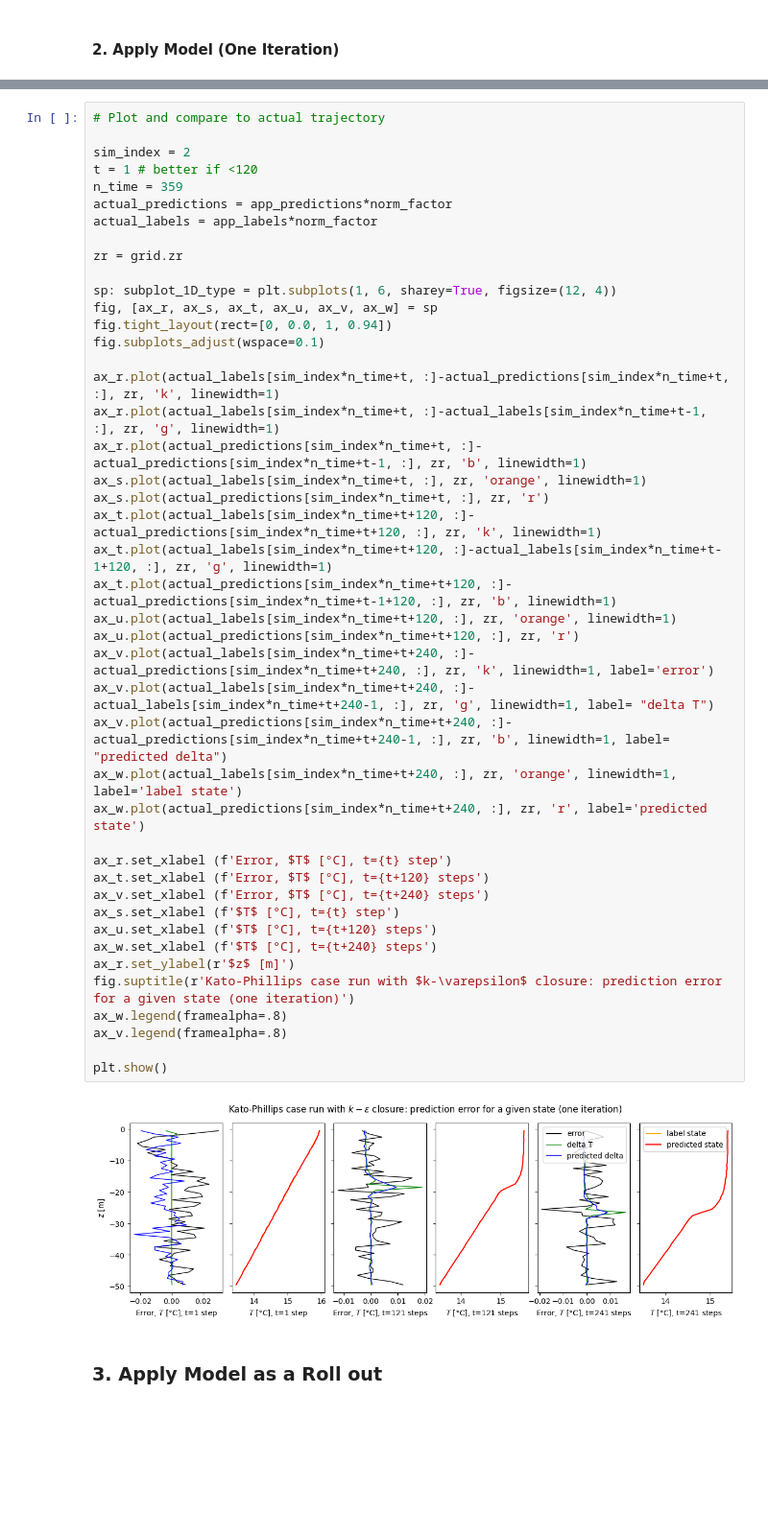
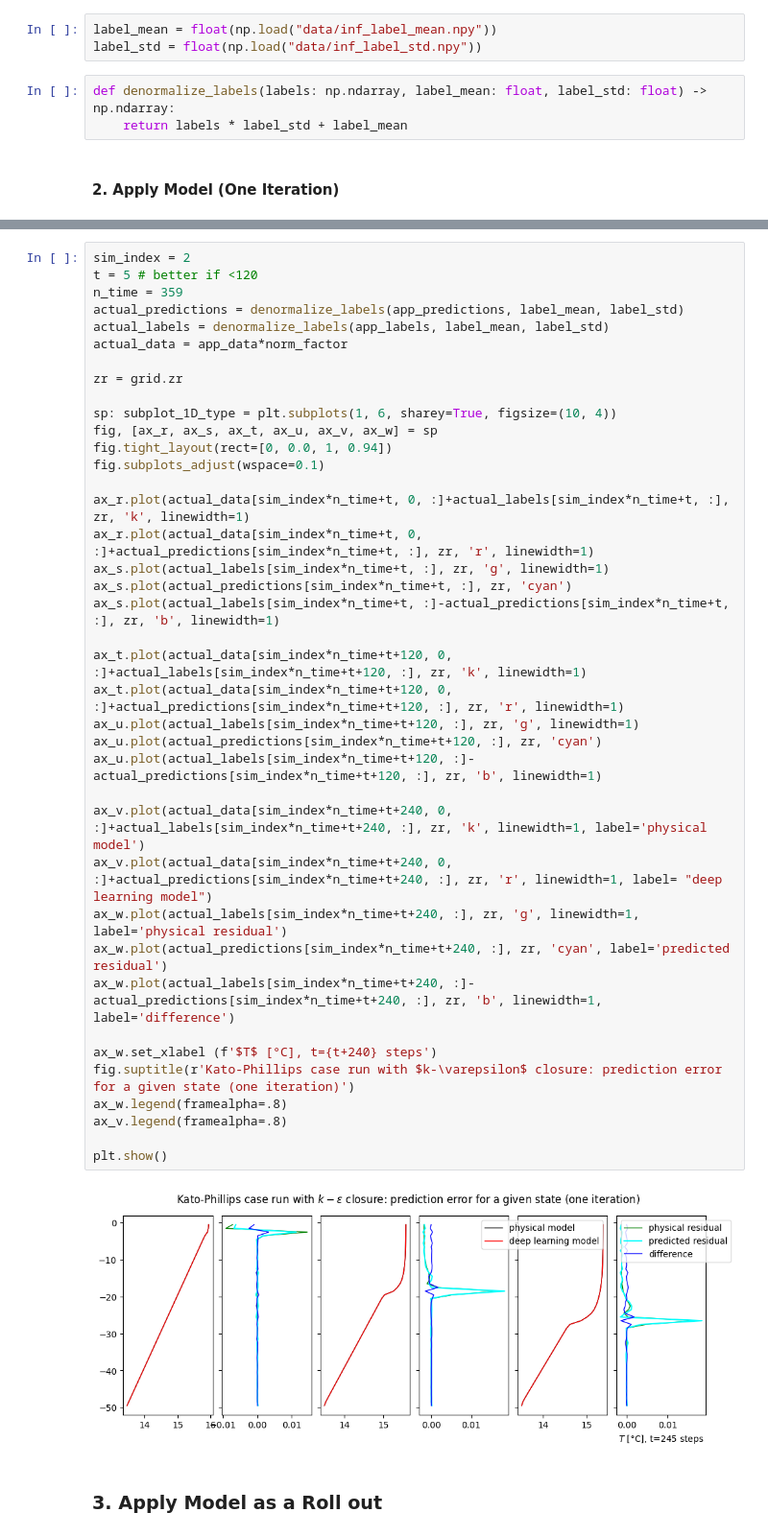
Before and after one commit to anne-df/ige_deep_emulators, a Jupyter notebook: postprocessing.ipynb, the cells around one changed output, grey strips where cells are left out. Shown at 96% size. Drawn from its saved outputs; the diff is of its cells as text; blank space fills up the shorter version.

Commit message:
label standardization

```diff
--- a/postprocessing.ipynb
+++ b/postprocessing.ipynb
@@ -53,6 +53,12 @@ file_paths = [os.path.join(data_dir, name) for name in file_names]
 # Load application data
 app_data = np.load("data/inf_combined_data.npy")
 app_labels = np.load("data/inf_labels.npy")
+# %%
+label_mean = float(np.load("data/inf_label_mean.npy"))
+label_std = float(np.load("data/inf_label_std.npy"))
+# %%
+def denormalize_labels(labels: np.ndarray, label_mean: float, label_std: float) -> np.ndarray:
+    return labels * label_std + label_mean
 # %% [markdown]
 #### 2. Apply Model (One Iteration)
 # %%
@@ -64,49 +70,44 @@ app_score
 # %%
-# Plot and compare to actual trajectory
-
 sim_index = 2
-t = 1 # better if <120
+t = 5 # better if <120
 n_time = 359
-actual_predictions = app_predictions*norm_factor
-actual_labels = app_labels*norm_factor
+actual_predictions = denormalize_labels(app_predictions, label_mean, label_std)
+actual_labels = denormalize_labels(app_labels, label_mean, label_std)
+actual_data = app_data*norm_factor
 
 zr = grid.zr
 
-sp: subplot_1D_type = plt.subplots(1, 6, sharey=True, figsize=(12, 4))
+sp: subplot_1D_type = plt.subplots(1, 6, sharey=True, figsize=(10, 4))
 fig, [ax_r, ax_s, ax_t, ax_u, ax_v, ax_w] = sp
 fig.tight_layout(rect=[0, 0.0, 1, 0.94])
 fig.subplots_adjust(wspace=0.1)
 
-ax_r.plot(actual_labels[sim_index*n_time+t, :]-actual_predictions[sim_index*n_time+t, :], zr, 'k', linewidth=1)
-ax_r.plot(actual_labels[sim_index*n_time+t, :]-actual_labels[sim_index*n_time+t-1, :], zr, 'g', linewidth=1)
-ax_r.plot(actual_predictions[sim_index*n_time+t, :]-actual_predictions[sim_index*n_time+t-1, :], zr, 'b', linewidth=1)
-ax_s.plot(actual_labels[sim_index*n_time+t, :], zr, 'orange', linewidth=1)
-ax_s.plot(actual_predictions[sim_index*n_time+t, :], zr, 'r')
-ax_t.plot(actual_labels[sim_index*n_time+t+120, :]-actual_predictions[sim_index*n_time+t+120, :], zr, 'k', linewidth=1)
-ax_t.plot(actual_labels[sim_index*n_time+t+120, :]-actual_labels[sim_index*n_time+t-1+120, :], zr, 'g', linewidth=1)
-ax_t.plot(actual_predictions[sim_index*n_time+t+120, :]-actual_predictions[sim_index*n_time+t-1+120, :], zr, 'b', linewidth=1)
-ax_u.plot(actual_labels[sim_index*n_time+t+120, :], zr, 'orange', linewidth=1)
-ax_u.plot(actual_predictions[sim_index*n_time+t+120, :], zr, 'r')
-ax_v.plot(actual_labels[sim_index*n_time+t+240, :]-actual_predictions[sim_index*n_time+t+240, :], zr, 'k', linewidth=1, label='error')
-ax_v.plot(actual_labels[sim_index*n_time+t+240, :]-actual_labels[sim_index*n_time+t+240-1, :], zr, 'g', linewidth=1, label= "delta T")
-ax_v.plot(actual_predictions[sim_index*n_time+t+240, :]-actual_predictions[sim_index*n_time+t+240-1, :], zr, 'b', linewidth=1, label= "predicted delta")
-ax_w.plot(actual_labels[sim_index*n_time+t+240, :], zr, 'orange', linewidth=1, label='label state')
-ax_w.plot(actual_predictions[sim_index*n_time+t+240, :], zr, 'r', label='predicted state')
+ax_r.plot(actual_data[sim_index*n_time+t, 0, :]+actual_labels[sim_index*n_time+t, :], zr, 'k', linewidth=1)
+ax_r.plot(actual_data[sim_index*n_time+t, 0, :]+actual_predictions[sim_index*n_time+t, :], zr, 'r', linewidth=1)
+ax_s.plot(actual_labels[sim_index*n_time+t, :], zr, 'g', linewidth=1)
+ax_s.plot(actual_predictions[sim_index*n_time+t, :], zr, 'cyan')
+ax_s.plot(actual_labels[sim_index*n_time+t, :]-actual_predictions[sim_index*n_time+t, :], zr, 'b', linewidth=1)
 
-ax_r.set_xlabel (f'Error, $T$ [°C], t={t} step')
-ax_t.set_xlabel (f'Error, $T$ [°C], t={t+120} steps')
-ax_v.set_xlabel (f'Error, $T$ [°C], t={t+240} steps')
-ax_s.set_xlabel (f'$T$ [°C], t={t} step')
-ax_u.set_xlabel (f'$T$ [°C], t={t+120} steps')
+ax_t.plot(actual_data[sim_index*n_time+t+120, 0, :]+actual_labels[sim_index*n_time+t+120, :], zr, 'k', linewidth=1)
+ax_t.plot(actual_data[sim_index*n_time+t+120, 0, :]+actual_predictions[sim_index*n_time+t+120, :], zr, 'r', linewidth=1)
+ax_u.plot(actual_labels[sim_index*n_time+t+120, :], zr, 'g', linewidth=1)
+ax_u.plot(actual_predictions[sim_index*n_time+t+120, :], zr, 'cyan')
+ax_u.plot(actual_labels[sim_index*n_time+t+120, :]-actual_predictions[sim_index*n_time+t+120, :], zr, 'b', linewidth=1)
+
+ax_v.plot(actual_data[sim_index*n_time+t+240, 0, :]+actual_labels[sim_index*n_time+t+240, :], zr, 'k', linewidth=1, label='physical model')
+ax_v.plot(actual_data[sim_index*n_time+t+240, 0, :]+actual_predictions[sim_index*n_time+t+240, :], zr, 'r', linewidth=1, label= "deep learning model")
+ax_w.plot(actual_labels[sim_index*n_time+t+240, :], zr, 'g', linewidth=1, label='physical residual')
+ax_w.plot(actual_predictions[sim_index*n_time+t+240, :], zr, 'cyan', label='predicted residual')
+ax_w.plot(actual_labels[sim_index*n_time+t+240, :]-actual_predictions[sim_index*n_time+t+240, :], zr, 'b', linewidth=1, label='difference')
+
 ax_w.set_xlabel (f'$T$ [°C], t={t+240} steps')
-ax_r.set_ylabel(r'$z$ [m]')
 fig.suptitle(r'Kato-Phillips case run with $k-\varepsilon$ closure: prediction error for a given state (one iteration)')
 ax_w.legend(framealpha=.8)
 ax_v.legend(framealpha=.8)
 
 plt.show()
 # %% [output]
-[figure, old version]
+[figure, new version]
 # %% [markdown]
 ### 3. Apply Model as a Roll out
 # %%
```
Also changed, not shown: parts of 11 cells of this notebook, 17 other files.
